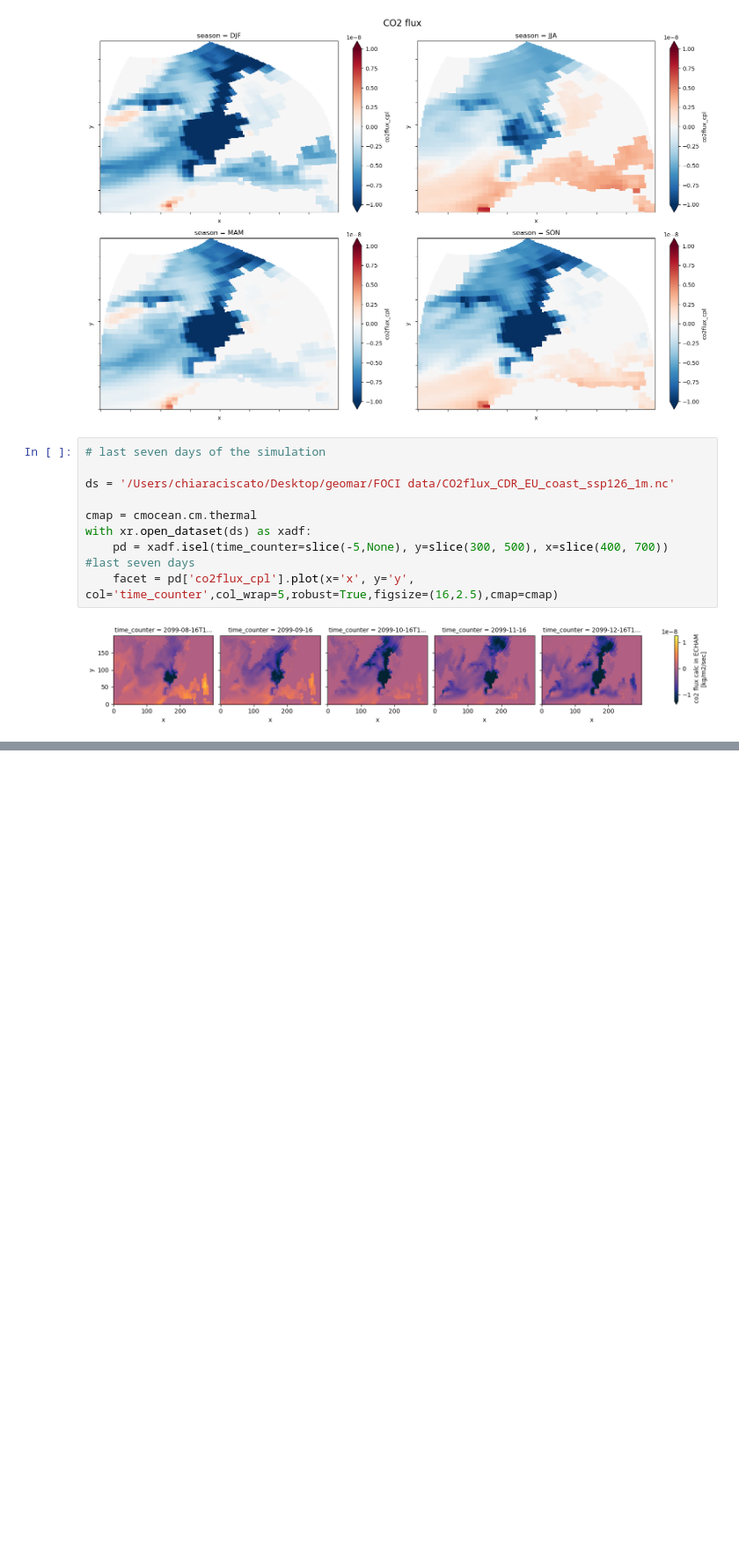
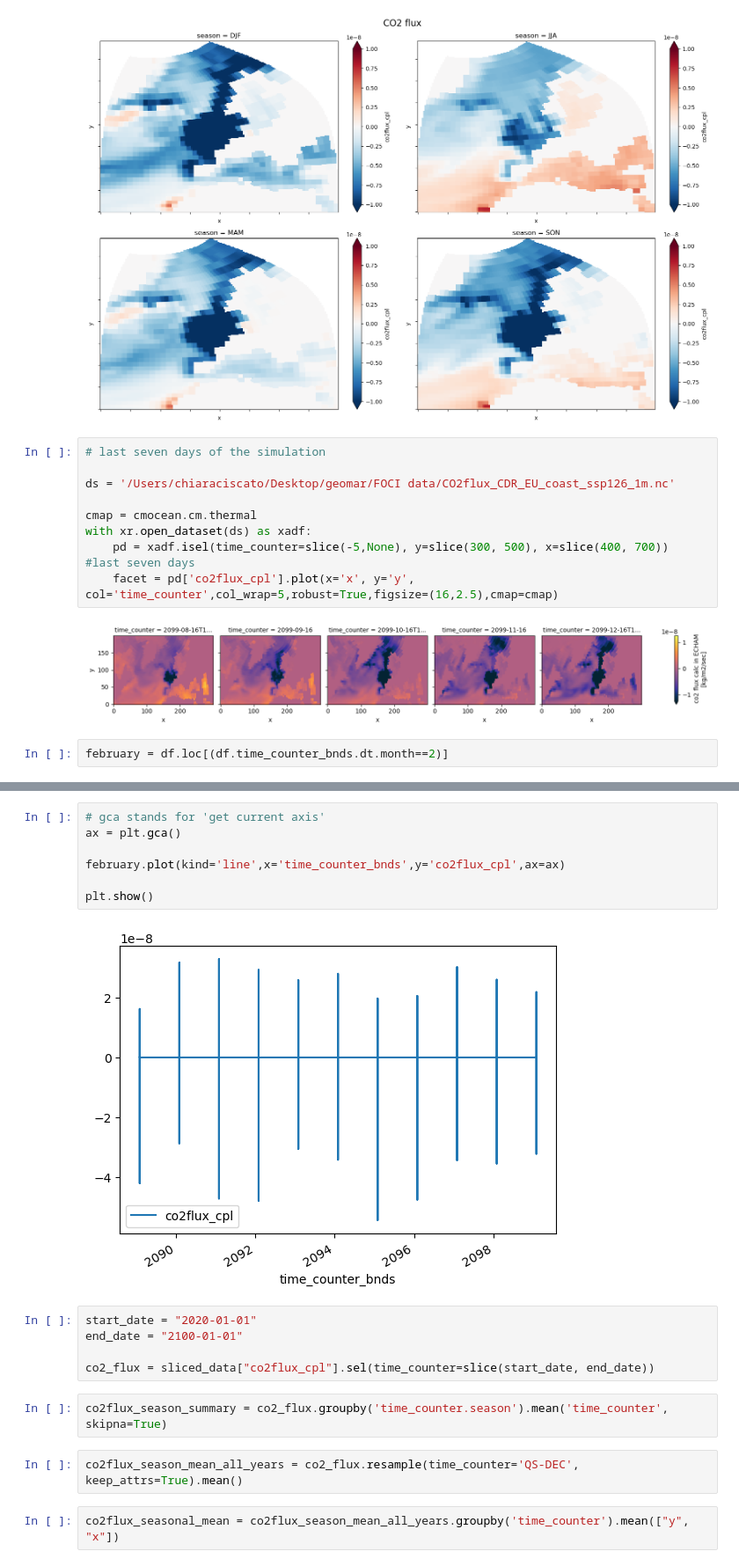
Before and after one commit to chiaraciscato/MScThesis, a Jupyter notebook: CO2flux_OAE.ipynb, the cells around one changed output, grey strips where cells are left out. Shown at 88% size. Drawn from its saved outputs; the diff is of its cells as text; blank space fills up the shorter version.

```diff
--- a/CO2flux_OAE.ipynb
+++ b/CO2flux_OAE.ipynb
@@ -301,3 +284,5 @@ with xr.open_dataset(ds) as xadf:
     facet = pd['co2flux_cpl'].plot(x='x', y='y', col='time_counter',col_wrap=5,robust=True,figsize=(16,2.5),cmap=cmap)
 # %% [output]
 [figure]
+# %%
+february = df.loc[(df.time_counter_bnds.dt.month==2)]
@@ -303,0 +299,20 @@ with xr.open_dataset(ds) as xadf:
+# %%
+# gca stands for 'get current axis'
+ax = plt.gca()
+
+february.plot(kind='line',x='time_counter_bnds',y='co2flux_cpl',ax=ax)
+
+plt.show()
+# %% [output]
+[figure, added]
+# %%
+start_date = "2020-01-01"
+end_date = "2100-01-01"
+
+co2_flux = sliced_data["co2flux_cpl"].sel(time_counter=slice(start_date, end_date))
+# %%
+co2flux_season_summary = co2_flux.groupby('time_counter.season').mean('time_counter', skipna=True)
+# %%
+co2flux_season_mean_all_years = co2_flux.resample(time_counter='QS-DEC', keep_attrs=True).mean()
+# %%
+co2flux_seasonal_mean = co2flux_season_mean_all_years.groupby('time_counter').mean(["y", "x"])
```
Also changed, not shown: parts of 7 cells of this notebook, 5 other files.
